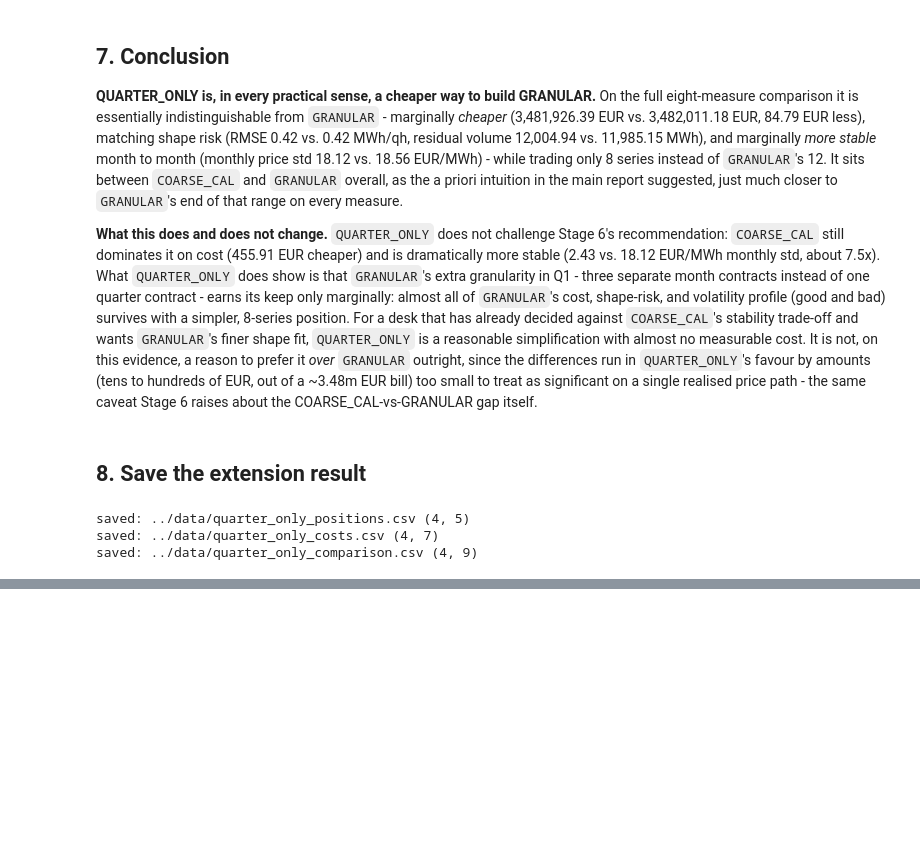
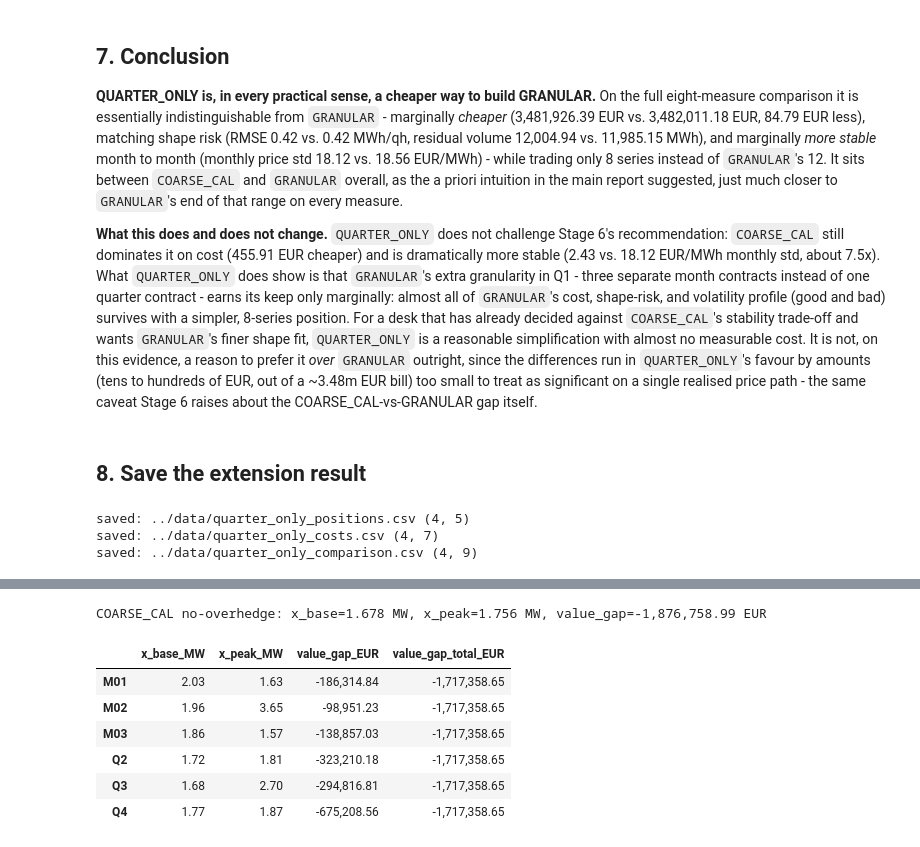
Before and after one commit to OSSI212/power-markets-hedging-final, a Jupyter notebook: notebooks/8_extensions_pricing.ipynb, the cells around one changed output, grey strips where cells are left out. Saved outputs shown, nothing was run; the diff lists cells and outputs as text; code cells hidden in the pictures; blank space fills up the shorter version.

```diff
--- a/notebooks/8_extensions_pricing.ipynb
+++ b/notebooks/8_extensions_pricing.ipynb
@@ -636,0 +706,55 @@ saved: ../data/quarter_only_comparison.csv (4, 9)
+# %%
+def solve_block_no_overhedge(sub):
+    """Shape-minimizing (x_base, x_peak) >= 0 subject to H_t <= L_t in every interval - no value-neutrality."""
+    L, P, ip = sub["L"].values, sub["HPFC"].values, sub["is_peak"].values.astype(float)
+    S_all, S_peak, V_load = P.sum(), (P * ip).sum(), (L * P).sum()
+    cap_base = L[ip == 0].min() / DT if (ip == 0).any() else 1e9
+    cap_peak_total = L[ip == 1].min() / DT if (ip == 1).any() else 1e9
+    N, N_peak = len(L), ip.sum()
+
+    def objective(x):
+        H = DT * (x[0] + x[1] * ip)
+        return np.sum((L - H) ** 2)
+    def objective_grad(x):
+        H = DT * (x[0] + x[1] * ip); r = L - H
+        return np.array([np.sum(-2 * DT * r), np.sum(-2 * DT * ip * r)])
+    def objective_hess(x):
+        return np.array([[2 * DT**2 * N, 2 * DT**2 * N_peak], [2 * DT**2 * N_peak, 2 * DT**2 * N_peak]])
+
+    res = minimize(
+        objective, x0=np.array([0.5, 0.1]), jac=objective_grad, hess=objective_hess,
+        method="trust-constr", bounds=Bounds([0, 0], [cap_base, np.inf]),
+        constraints=[LinearConstraint([[1, 1]], -np.inf, cap_peak_total)],
+        options={"maxiter": 3000, "gtol": 1e-12, "xtol": 1e-15},
+    )
+    x_base, x_peak = res.x
+    H = DT * (x_base + x_peak * ip)
+    value_gap = DT * (x_base * S_all + x_peak * S_peak) - V_load
+    assert (H <= L + 1e-6).all(), "no-overhedging violated"
+    return x_base, x_peak, H, value_gap
+
+xb_cal, xp_cal, H_cal_noOH, vgap_cal = solve_block_no_overhedge(df)
+df["H_CAL_NO_OH"] = H_cal_noOH
+print(f"COARSE_CAL no-overhedge: x_base={xb_cal:.3f} MW, x_peak={xp_cal:.3f} MW, value_gap={vgap_cal:,.2f} EUR")
+# %% [output]
+COARSE_CAL no-overhedge: x_base=1.678 MW, x_peak=1.756 MW, value_gap=-1,876,758.99 EUR
+# %%
+df["H_GRAN_NO_OH"] = 0.0
+gran_positions_noOH = {}
+for block in ["M01", "M02", "M03", "Q2", "Q3", "Q4"]:
+    sub = df[df["period"] == block]
+    x_base, x_peak, H, vgap = solve_block_no_overhedge(sub)
+    gran_positions_noOH[block] = {"x_base_MW": x_base, "x_peak_MW": x_peak, "value_gap_EUR": vgap}
+    df.loc[df["period"] == block, "H_GRAN_NO_OH"] = H
+
+gran_noOH_df = pd.DataFrame(gran_positions_noOH).T
+gran_noOH_df["value_gap_total_EUR"] = gran_noOH_df["value_gap_EUR"].sum()
+gran_noOH_df
+# %% [output]
+|  | x_base_MW | x_peak_MW | value_gap_EUR | value_gap_total_EUR |
+| M01 | 2.03 | 1.63 | -186,314.84 | -1,717,358.65 |
+| M02 | 1.96 | 3.65 | -98,951.23 | -1,717,358.65 |
+| M03 | 1.86 | 1.57 | -138,857.03 | -1,717,358.65 |
+| Q2 | 1.72 | 1.81 | -323,210.18 | -1,717,358.65 |
+| Q3 | 1.68 | 2.70 | -294,816.81 | -1,717,358.65 |
+| Q4 | 1.77 | 1.87 | -675,208.56 | -1,717,358.65 |
```
Also changed, not shown: parts of 10 cells of this notebook.
